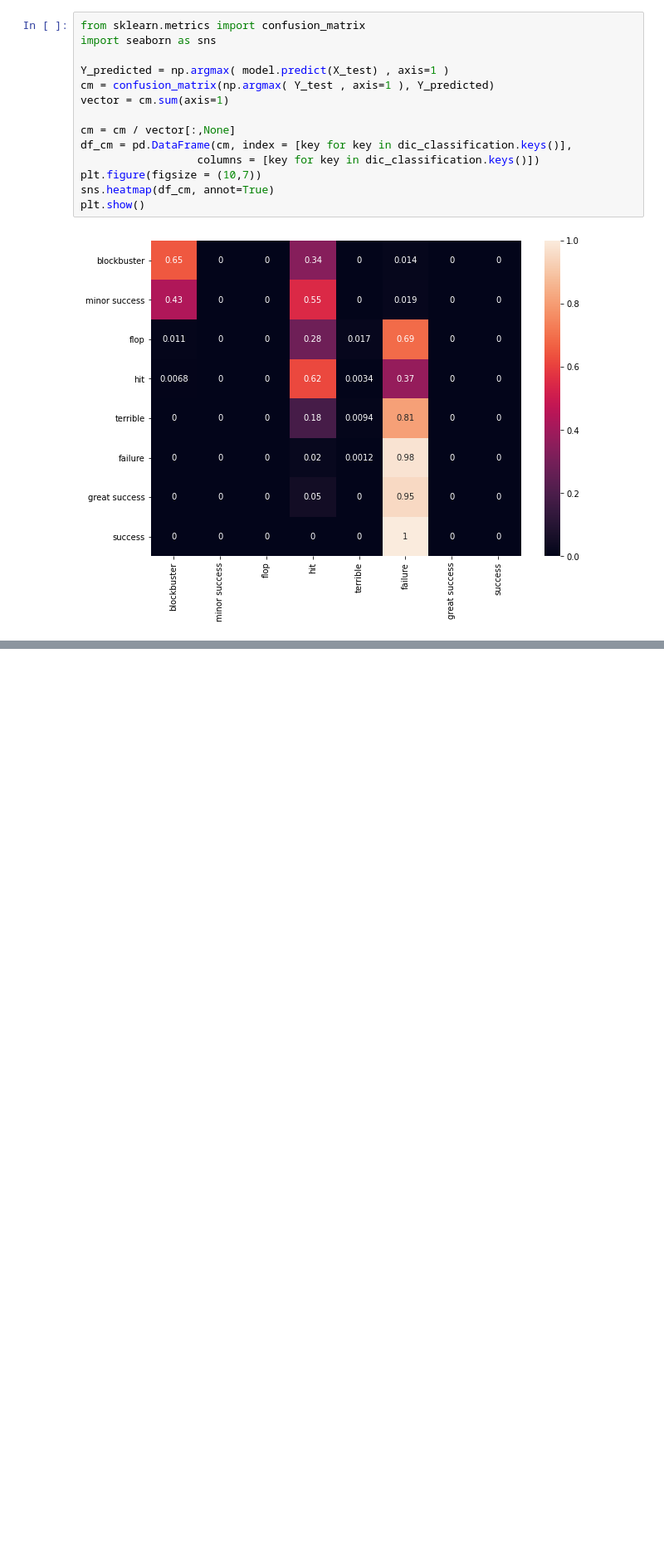
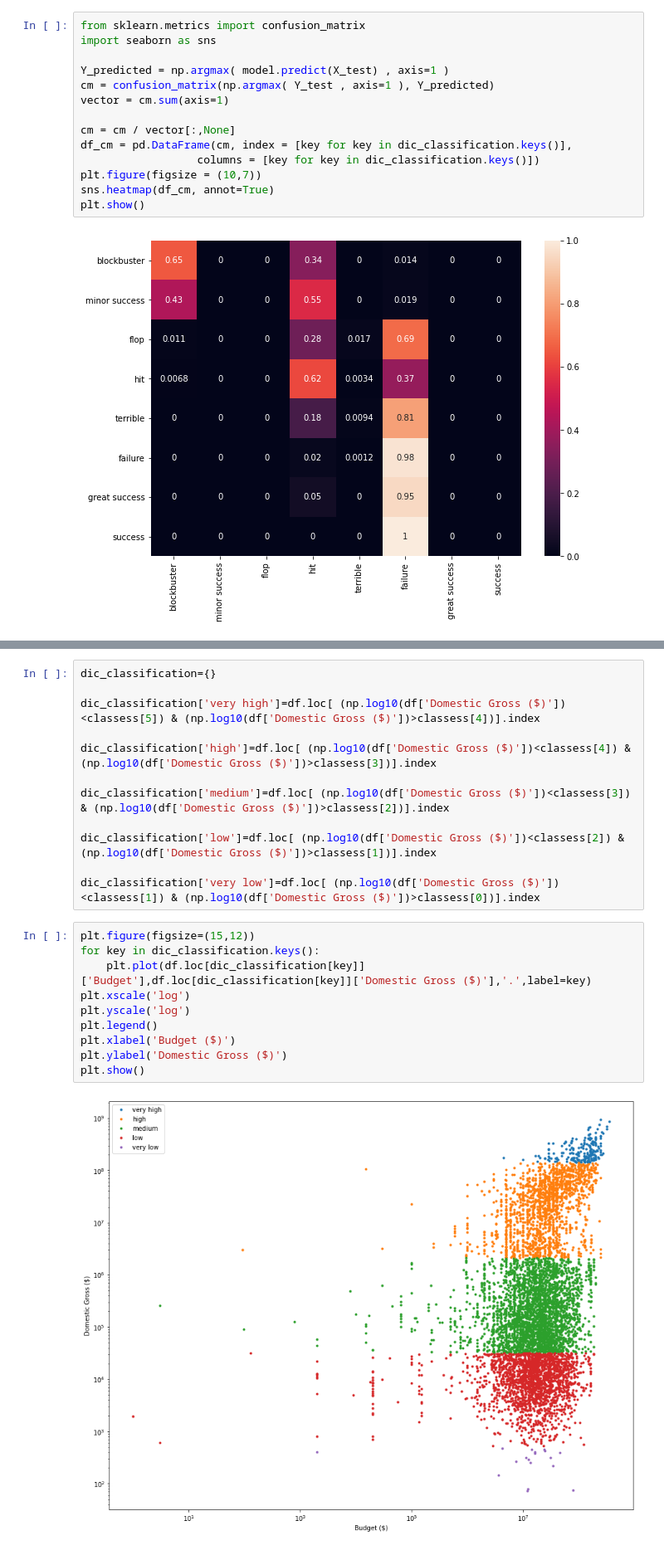
Before and after one commit to Ali-Setareh/Machine-learning-in-physics-Project, a Jupyter notebook: phase 3 - Neural Network/nn on v3.ipynb, the cells around one changed output, grey strips where cells are left out. Shown at 83% size. Saved outputs shown, nothing was run; the diff lists cells and outputs as text; blank space fills up the shorter version.

```diff
--- a/phase 3 - Neural Network/nn on v3.ipynb
+++ b/phase 3 - Neural Network/nn on v3.ipynb
@@ -329,0 +347,24 @@ The precision score for each class is [0.82352941 0.28       1.         0.490990
+# %%
+dic_classification={}
+
+dic_classification['very high']=df.loc[ (np.log10(df['Domestic Gross ($)'])<classess[5]) & (np.log10(df['Domestic Gross ($)'])>classess[4])].index
+
+dic_classification['high']=df.loc[ (np.log10(df['Domestic Gross ($)'])<classess[4]) & (np.log10(df['Domestic Gross ($)'])>classess[3])].index
+
+dic_classification['medium']=df.loc[ (np.log10(df['Domestic Gross ($)'])<classess[3]) & (np.log10(df['Domestic Gross ($)'])>classess[2])].index
+
+dic_classification['low']=df.loc[ (np.log10(df['Domestic Gross ($)'])<classess[2]) & (np.log10(df['Domestic Gross ($)'])>classess[1])].index
+
+dic_classification['very low']=df.loc[ (np.log10(df['Domestic Gross ($)'])<classess[1]) & (np.log10(df['Domestic Gross ($)'])>classess[0])].index
+# %%
+plt.figure(figsize=(15,12))
+for key in dic_classification.keys():
+    plt.plot(df.loc[dic_classification[key]]['Budget'],df.loc[dic_classification[key]]['Domestic Gross ($)'],'.',label=key)
+plt.xscale('log')
+plt.yscale('log')
+plt.legend()
+plt.xlabel('Budget ($)')
+plt.ylabel('Domestic Gross ($)')
+plt.show()
+# %% [output]
+[figure, added]
```
Also changed, not shown: parts of 7 cells of this notebook.
